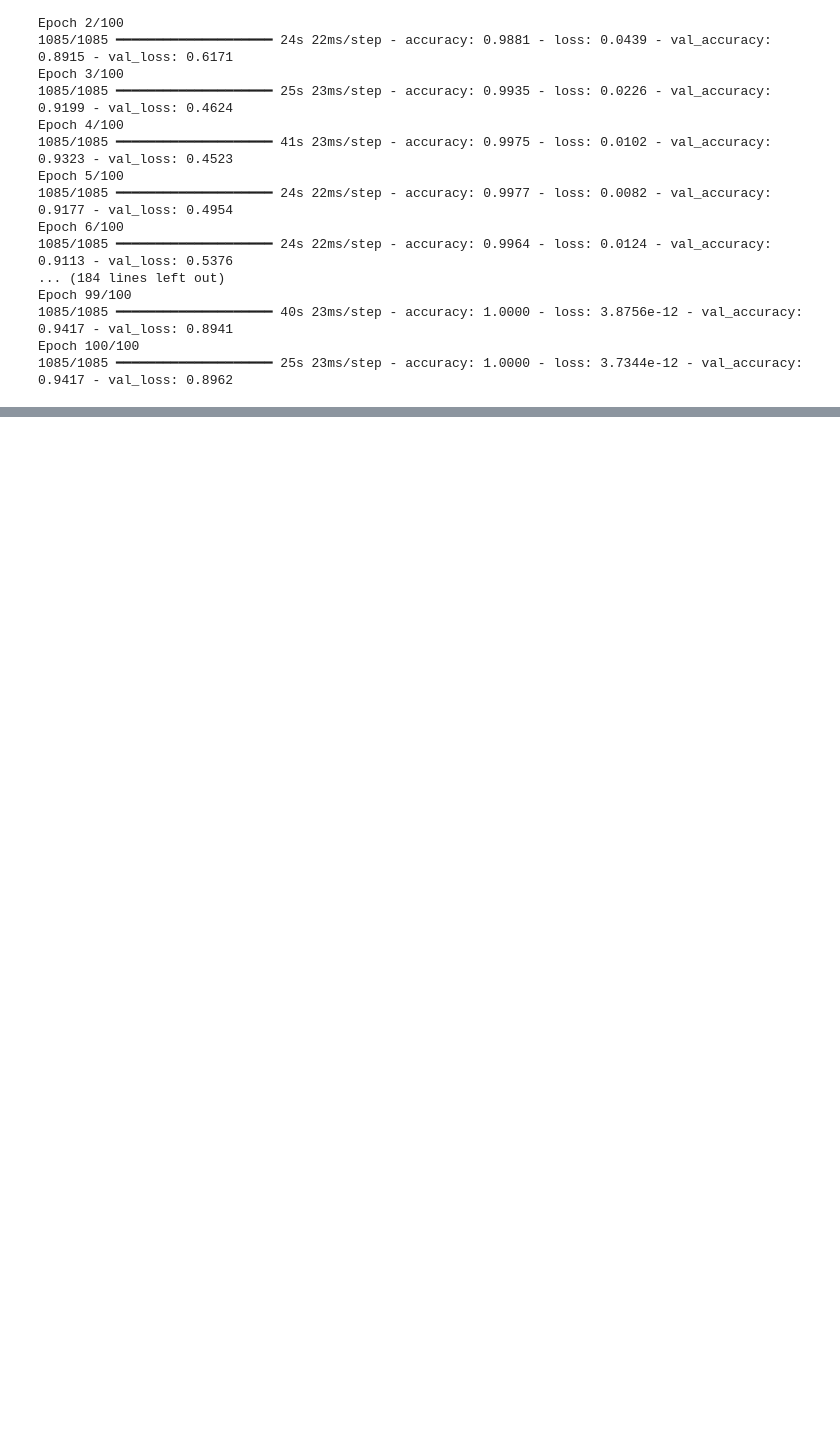
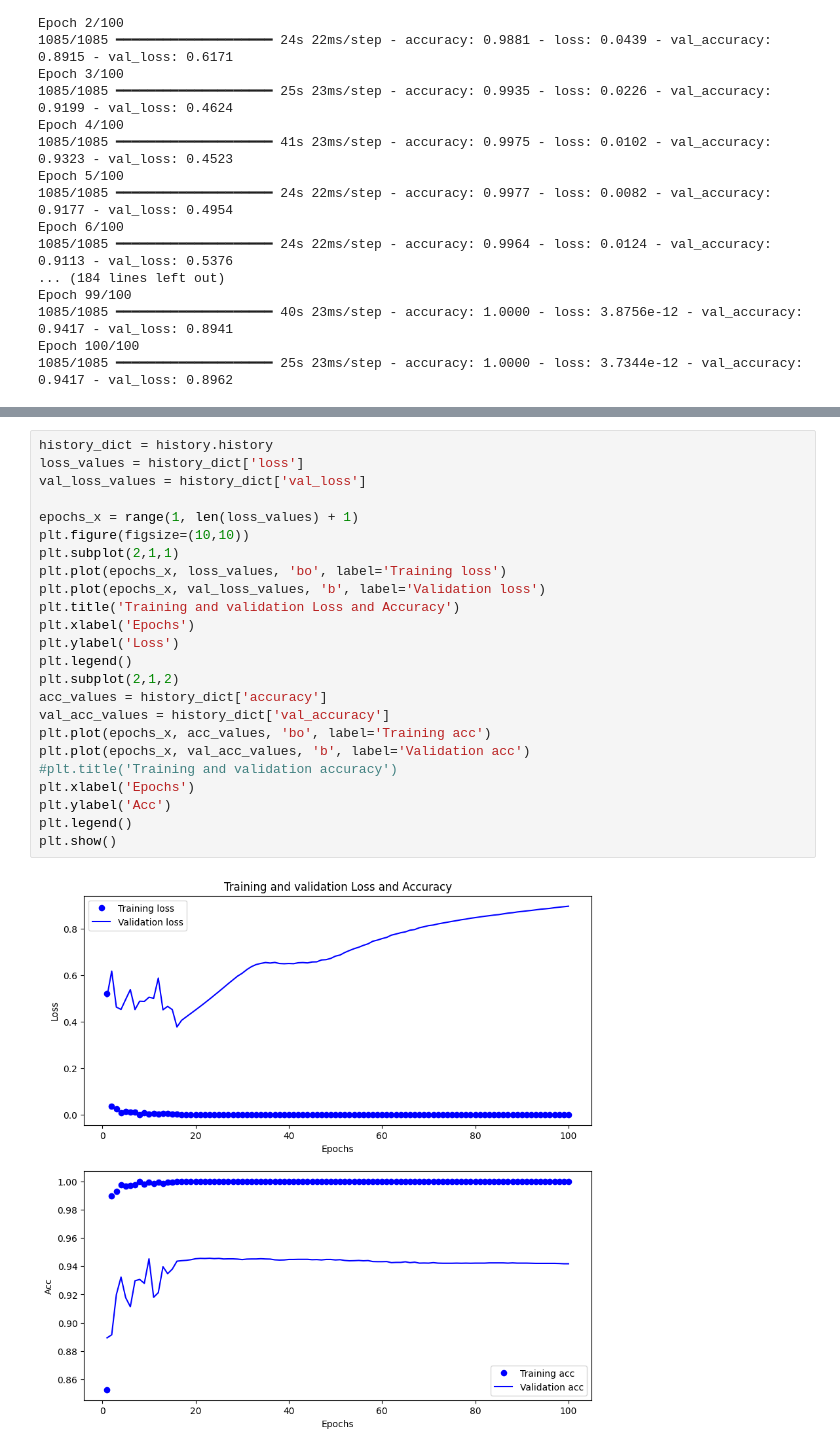
Before and after one commit to julioquevdo/libras, a Jupyter notebook: libras_ai.ipynb, the cells around one changed output, grey strips where cells are left out. Cells and saved outputs as stored; diff of their text form; blank space fills up the shorter version.

```diff
--- a/libras_ai.ipynb
+++ b/libras_ai.ipynb
@@ -108,0 +131,26 @@ Epoch 100/100
+# %%
+history_dict = history.history
+loss_values = history_dict['loss']
+val_loss_values = history_dict['val_loss']
+
+epochs_x = range(1, len(loss_values) + 1)
+plt.figure(figsize=(10,10))
+plt.subplot(2,1,1)
+plt.plot(epochs_x, loss_values, 'bo', label='Training loss')
+plt.plot(epochs_x, val_loss_values, 'b', label='Validation loss')
+plt.title('Training and validation Loss and Accuracy')
+plt.xlabel('Epochs')
+plt.ylabel('Loss')
+plt.legend()
+plt.subplot(2,1,2)
+acc_values = history_dict['accuracy']
+val_acc_values = history_dict['val_accuracy']
+plt.plot(epochs_x, acc_values, 'bo', label='Training acc')
+plt.plot(epochs_x, val_acc_values, 'b', label='Validation acc')
+#plt.title('Training and validation accuracy')
+plt.xlabel('Epochs')
+plt.ylabel('Acc')
+plt.legend()
+plt.show()
+# %% [output]
+[figure, added]
```
Also changed, not shown: parts of 2 cells of this notebook, 2 other files.
